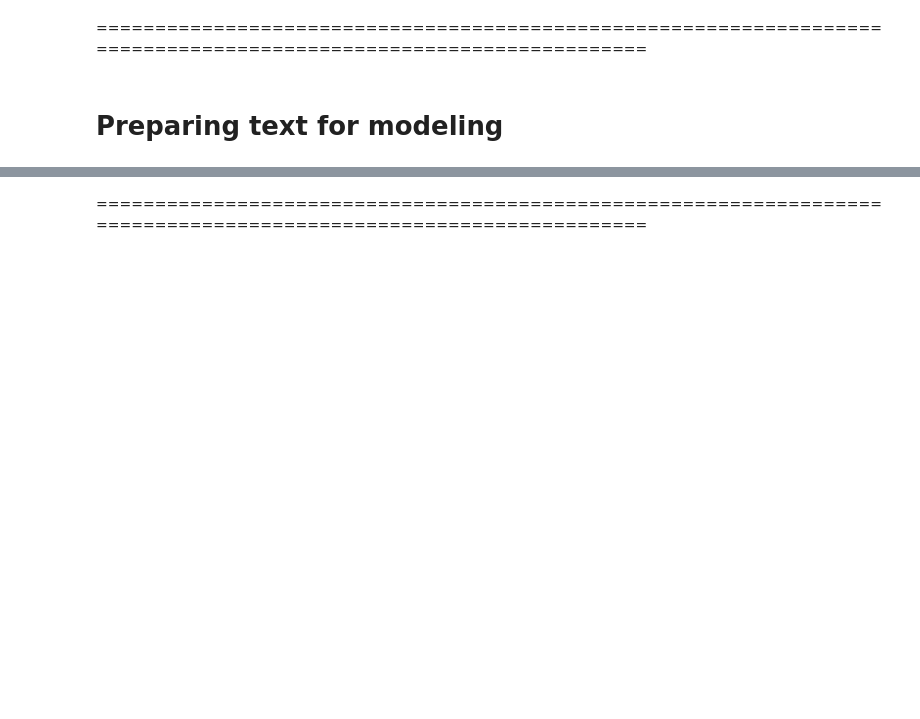
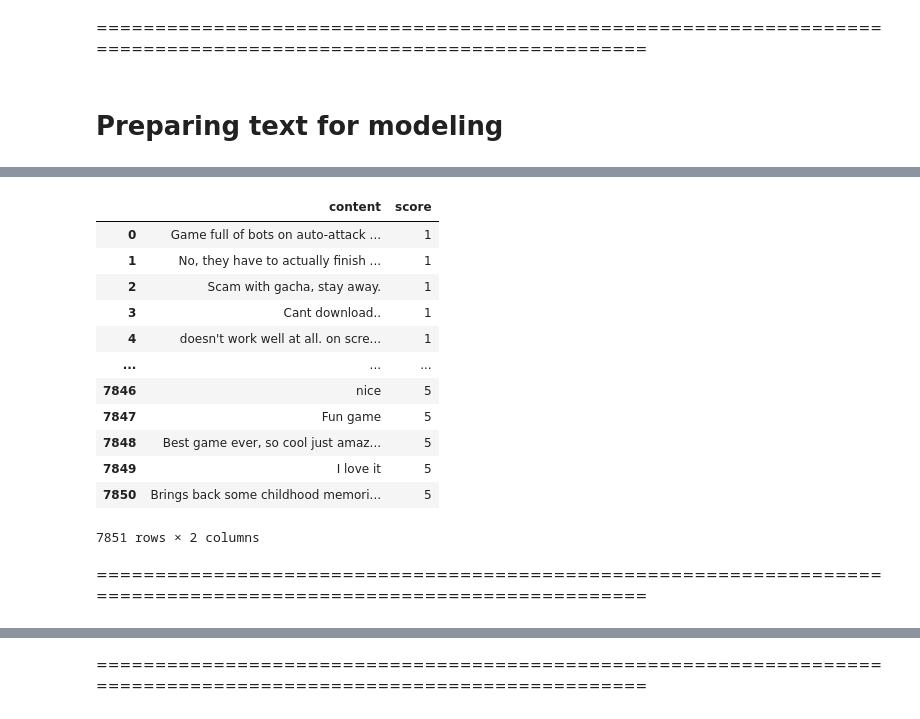
Before and after one commit to Moses-Lin/romreview, a Jupyter notebook: Modeling.ipynb, the cells around one changed output, grey strips where cells are left out. Drawn from its saved outputs; the diff is of its cells as text; code cells hidden in the pictures; blank space fills up the shorter version.

Commit message:
ran models with added apple store reviews

```diff
--- a/Modeling.ipynb
+++ b/Modeling.ipynb
@@ -58,6 +58,13 @@ my_path8 = root / "tokens" / "processedreviewrating8.pbz2"
 my_path9 = root / "tokens" / "processedreviewrating9.pbz2"
 my_path10 = root / "tokens" / "processedreviewrating10.pbz2"
 
+#globalapple
+my_path11 = root / "tokens" / "processedreviewrating11.pbz2"
+my_path12 = root / "tokens" / "processedreviewrating12.pbz2"
+my_path13 = root / "tokens" / "processedreviewrating13.pbz2"
+my_path14 = root / "tokens" / "processedreviewrating14.pbz2"
+my_path15 = root / "tokens" / "processedreviewrating15.pbz2"
+
 import bz2
 
 def compressed_pickle(path, data):
@@ -69,6 +76,8 @@ def decompress_pickle(file):
     data = pickle.load(data)
     return data
 # %%
+# Retrieve our pickled dataframes
+
 rating1global = decompress_pickle(my_path1)
 rating2global = decompress_pickle(my_path2)
 rating3global = decompress_pickle(my_path3)
@@ -80,8 +89,24 @@ rating2sea = decompress_pickle(my_path7)
 rating3sea = decompress_pickle(my_path8)
 rating4sea = decompress_pickle(my_path9)
 rating5sea = decompress_pickle(my_path10)
+
+rating1apple = decompress_pickle(my_path11)
+rating2apple = decompress_pickle(my_path12)
+rating3apple = decompress_pickle(my_path13)
+rating4apple = decompress_pickle(my_path14)
+rating5apple = decompress_pickle(my_path15)
 # %%
 # Putting everything together.
 
 dfglobal = pd.concat([rating1global, rating2global, rating3global, rating4global, rating5global])
 dfsea = pd.concat([rating1sea, rating2sea, rating3sea, rating4sea, rating5sea])
+dfapple = pd.concat([rating1apple, rating2apple, rating3apple, rating4apple, rating5apple])
+# %%
+# Combining the Global reviews and ratings for both Google Play Store and Apple Store
+
+dfglobal.drop(dfglobal.columns.difference(['content','score']), 1, inplace=True)
+dfapple.drop(dfapple.columns.difference(['content','score']), 1, inplace=True)
+
+print(dfglobal)
+print('------------------------------------------------------------')
+print(dfapple)
@@ -88,3 +131,22 @@ dfsea = pd.concat([rating1sea, rating2sea, rating3sea, rating4sea, rating5sea])
+# %%
+dfglobalall = pd.concat([dfglobal, dfapple], ignore_index=True)
+dfglobalall
+# %% [output]
+|  | content | score |
+| 0 | Game full of bots on auto-attack ... | 1 |
+| 1 | No, they have to actually finish ... | 1 |
+| 2 | Scam with gacha, stay away. | 1 |
+| 3 | Cant download.. | 1 |
+| 4 | doesn't work well at all. on scre... | 1 |
+| ... | ... | ... |
+| 7846 | nice | 5 |
+| 7847 | Fun game | 5 |
+| 7848 | Best game ever, so cool just amaz... | 5 |
+| 7849 | I love it | 5 |
+| 7850 | Brings back some childhood memori... | 5 |
+7851 rows × 2 columns
+# %% [markdown]
+==================================================================================================================
 # %%
 # Remove common words
 stopwords_list = stopwords.words('english') + list(string.punctuation)
```
Also changed, not shown: parts of 41 cells of this notebook.
